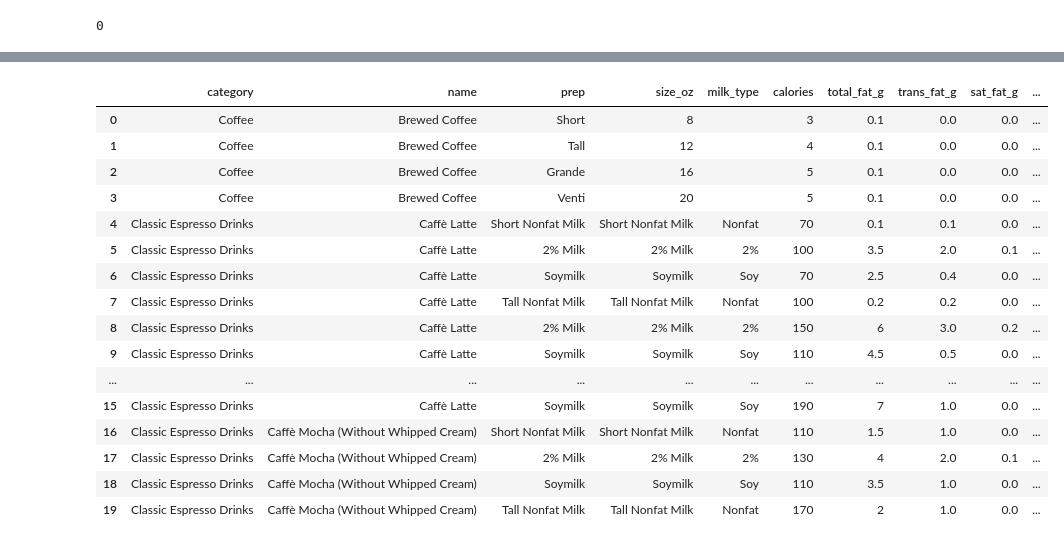
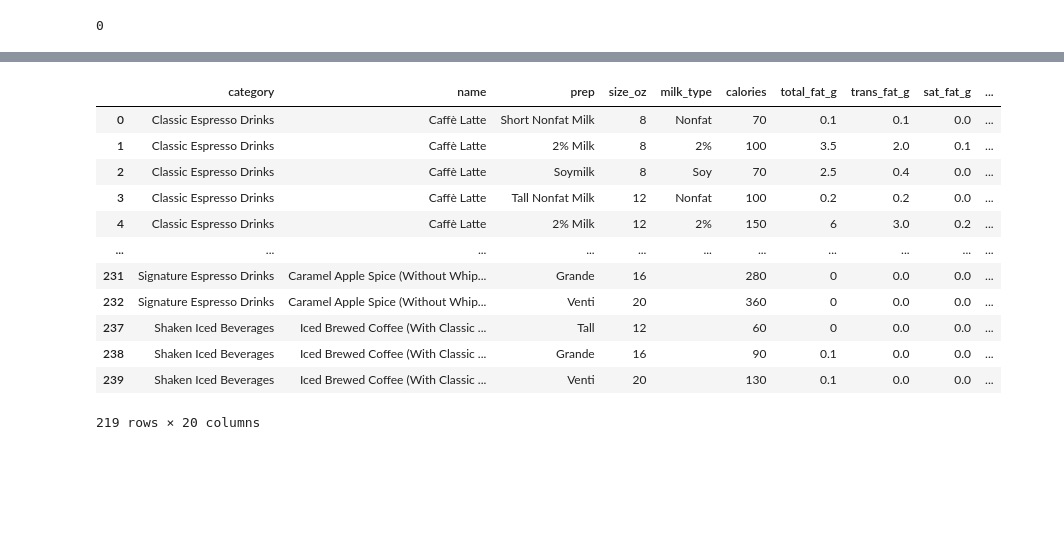
Before and after one commit to Ugi77/projects, a Jupyter notebook: NutritionAnalysisTour/clean_pandas.ipynb, the cells around one changed output, grey strips where cells are left out. Drawn from its saved outputs; the diff is of its cells as text; code cells hidden in the pictures; blank space fills up the shorter version.

Commit message:
normalize milk type and oz for clean_pandas file

```diff
--- a/NutritionAnalysisTour/clean_pandas.ipynb
+++ b/NutritionAnalysisTour/clean_pandas.ipynb
@@ -268,10 +309,9 @@ sb_clean.head()
 # %%
-# Using replace() to update values (solo = 0.75oz, doppio = 1.5oz, short = 8 oz, tall = 12 oz, grande = 16oz, venti hot = 20oz, venti cold = 24 oz)
-# Column will be cold and = 24 if Beverage_category contains “Iced”, “Smoothies” or “Blended”
-# 1st param = thing we're trying to replace, 2nd param = what we want to replace with
-sb_clean['size_oz'].replace("Short", 8, inplace = True)
-sb_clean['size_oz'].replace("Tall", 12, inplace = True)
-sb_clean['size_oz'].replace("Grande", 16, inplace = True)
-sb_clean['size_oz'].replace("Venti", 20, inplace = True)
+# Using replace() to update values
+
+sb_clean['size_oz'].replace(["Short", "Short Nonfat Milk"], 8, inplace = True)
+sb_clean['size_oz'].replace(["Tall", "Tall Nonfat Milk"], 12, inplace = True)
+sb_clean['size_oz'].replace(["Grande", "Grande Nonfat Milk"], 16, inplace = True)
+sb_clean['size_oz'].replace(["Venti", "Venti Nonfat Milk"], 20, inplace = True)
 sb_clean['size_oz'].value_counts()
 # %% [output]
@@ -291,22 +322,18 @@ Doppio                 1
 Name: size_oz, dtype: int64
 # %%
-sb_clean.head(20)
+sb_clean
 # %% [output]
 |  | category | name | prep | size_oz | milk_type | calories | total_fat_g | trans_fat_g | sat_fat_g | ... |
-| 0 | Coffee | Brewed Coffee | Short | 8 |  | 3 | 0.1 | 0.0 | 0.0 | ... |
-| 1 | Coffee | Brewed Coffee | Tall | 12 |  | 4 | 0.1 | 0.0 | 0.0 | ... |
-| 2 | Coffee | Brewed Coffee | Grande | 16 |  | 5 | 0.1 | 0.0 | 0.0 | ... |
-| 3 | Coffee | Brewed Coffee | Venti | 20 |  | 5 | 0.1 | 0.0 | 0.0 | ... |
-| 4 | Classic Espresso Drinks | Caffè Latte | Short Nonfat Milk | Short Nonfat Milk | Nonfat | 70 | 0.1 | 0.1 | 0.0 | ... |
-| 5 | Classic Espresso Drinks | Caffè Latte | 2% Milk | 2% Milk | 2% | 100 | 3.5 | 2.0 | 0.1 | ... |
-| 6 | Classic Espresso Drinks | Caffè Latte | Soymilk | Soymilk | Soy | 70 | 2.5 | 0.4 | 0.0 | ... |
-| 7 | Classic Espresso Drinks | Caffè Latte | Tall Nonfat Milk | Tall Nonfat Milk | Nonfat | 100 | 0.2 | 0.2 | 0.0 | ... |
-| 8 | Classic Espresso Drinks | Caffè Latte | 2% Milk | 2% Milk | 2% | 150 | 6 | 3.0 | 0.2 | ... |
-| 9 | Classic Espresso Drinks | Caffè Latte | Soymilk | Soymilk | Soy | 110 | 4.5 | 0.5 | 0.0 | ... |
+| 0 | Classic Espresso Drinks | Caffè Latte | Short Nonfat Milk | 8 | Nonfat | 70 | 0.1 | 0.1 | 0.0 | ... |
+| 1 | Classic Espresso Drinks | Caffè Latte | 2% Milk | 8 | 2% | 100 | 3.5 | 2.0 | 0.1 | ... |
+| 2 | Classic Espresso Drinks | Caffè Latte | Soymilk | 8 | Soy | 70 | 2.5 | 0.4 | 0.0 | ... |
+| 3 | Classic Espresso Drinks | Caffè Latte | Tall Nonfat Milk | 12 | Nonfat | 100 | 0.2 | 0.2 | 0.0 | ... |
+| 4 | Classic Espresso Drinks | Caffè Latte | 2% Milk | 12 | 2% | 150 | 6 | 3.0 | 0.2 | ... |
 | ... | ... | ... | ... | ... | ... | ... | ... | ... | ... | ... |
-| 15 | Classic Espresso Drinks | Caffè Latte | Soymilk | Soymilk | Soy | 190 | 7 | 1.0 | 0.0 | ... |
-| 16 | Classic Espresso Drinks | Caffè Mocha (Without Whipped Cream) | Short Nonfat Milk | Short Nonfat Milk | Nonfat | 110 | 1.5 | 1.0 | 0.0 | ... |
-| 17 | Classic Espresso Drinks | Caffè Mocha (Without Whipped Cream) | 2% Milk | 2% Milk | 2% | 130 | 4 | 2.0 | 0.1 | ... |
-| 18 | Classic Espresso Drinks | Caffè Mocha (Without Whipped Cream) | Soymilk | Soymilk | Soy | 110 | 3.5 | 1.0 | 0.0 | ... |
-| 19 | Classic Espresso Drinks | Caffè Mocha (Without Whipped Cream) | Tall Nonfat Milk | Tall Nonfat Milk | Nonfat | 170 | 2 | 1.0 | 0.0 | ... |
+| 231 | Signature Espresso Drinks | Caramel Apple Spice (Without Whip... | Grande | 16 |  | 280 | 0 | 0.0 | 0.0 | ... |
+| 232 | Signature Espresso Drinks | Caramel Apple Spice (Without Whip... | Venti | 20 |  | 360 | 0 | 0.0 | 0.0 | ... |
+| 237 | Shaken Iced Beverages | Iced Brewed Coffee (With Classic ... | Tall | 12 |  | 60 | 0 | 0.0 | 0.0 | ... |
+| 238 | Shaken Iced Beverages | Iced Brewed Coffee (With Classic ... | Grande | 16 |  | 90 | 0.1 | 0.0 | 0.0 | ... |
+| 239 | Shaken Iced Beverages | Iced Brewed Coffee (With Classic ... | Venti | 20 |  | 130 | 0.1 | 0.0 | 0.0 | ... |
+219 rows × 20 columns
 # %%
```
Also changed, not shown: parts of 22 cells of this notebook.
